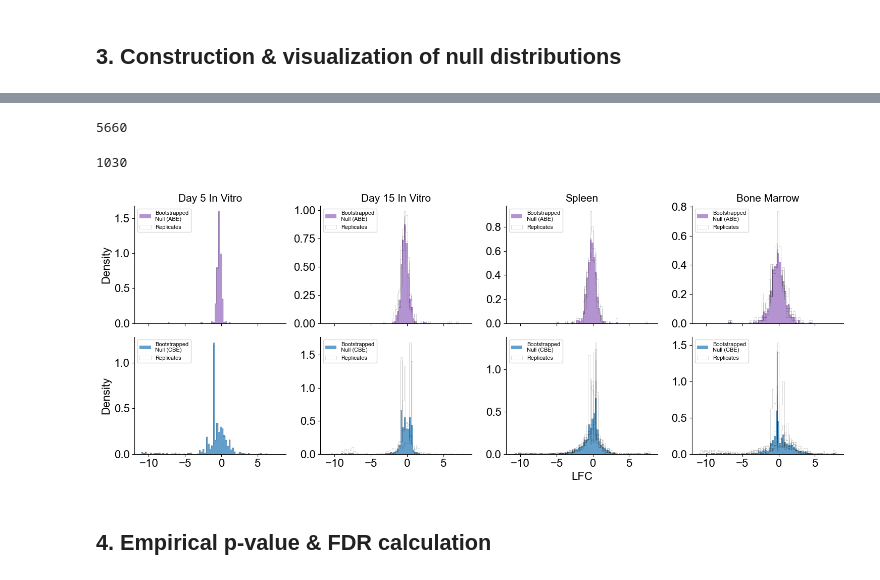
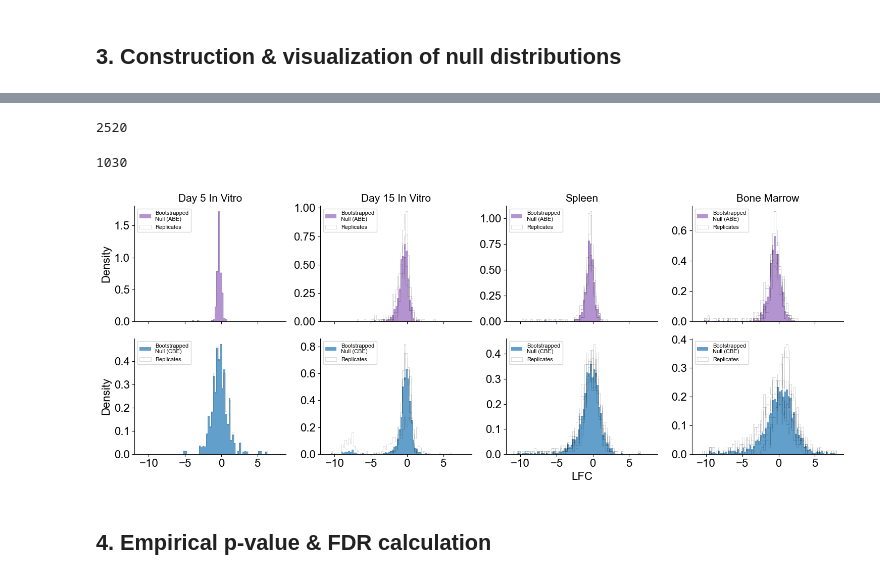
Before and after one commit to kexindon/B-ALL-in-vivo-base-editing, a Jupyter notebook: focused_3_LFC_calculation.ipynb, the cells around one changed output, grey strips where cells are left out. Cells and saved outputs as stored; diff of their text form; code cells hidden in the pictures.

```diff
--- a/focused_3_LFC_calculation.ipynb
+++ b/focused_3_LFC_calculation.ipynb
@@ -173,12 +175,20 @@ ABE_EPO_samps_to_merge = ABE_BC_samps_to_merge = [['bm1', 'bm2', 'bm3', 'bm4', '
 ['spleen1', 'spleen2', 'spleen3', 'spleen4', 'spleen5']]
 ABE_EPO_new_name = ABE_BC_new_name = ['bm', 'd15', 'd5','input','lib','spleen']
 
-CBE_EPO_samps_to_merge = CBE_BC_samps_to_merge = [['bm1', 'bm2', 'bm3', 'bm4', 'bm5','bm6','bm7','bm8','bm9','bm10'],
+CBE_EPO_samps_to_merge = [['bm1', 'bm3', 'bm4','bm6','bm7','bm9','bm10'],
 ['d15-rep1', 'd15-rep2', 'd15-rep3','d15-rep4', 'd15-rep5'],
 ['d5'],
 ['input'],
 ['lib'],
-['spleen1', 'spleen2', 'spleen3', 'spleen4', 'spleen5', 'spleen6', 'spleen7', 'spleen8', 'spleen9', 'spleen10']]
+['spleen1',  'spleen3', 'spleen4',  'spleen6', 'spleen7',  'spleen9', 'spleen10']]
+
+CBE_BC_samps_to_merge = [['bm1', 'bm3', 'bm4', 'bm5','bm7','bm8','bm9'],
+['d15-rep1', 'd15-rep2', 'd15-rep3','d15-rep4', 'd15-rep5'],
+['d5'],
+['input'],
+['lib'],
+['spleen1', 'spleen3', 'spleen4', 'spleen5',  'spleen7', 'spleen8', 'spleen9']]
+
 CBE_EPO_new_name = CBE_BC_new_name = ['bm', 'd15', 'd5','input','lib', 'spleen']
 # %%
 ABE_EPO_SAMP_DICT = ABE_BC_SAMP_DICT = dict(zip(ABE_EPO_new_name, ABE_EPO_samps_to_merge))
@@ -901,7 +915,7 @@ CBE_SAMP_BC_DICT = dict(zip(CBE_new_name, CBE_BC_samps_to_merge))
 # %%
 #generate LFC tables
-ABE_EPO_LFC = LFC_table_generator_barcoding(ABE_EPO_RPM, ABE_BC_RPM, ABE_SAMP_DICT, ABE_SAMP_DICT, t0_comparison=['input'])
-CBE_EPO_LFC = LFC_table_generator_barcoding(CBE_EPO_RPM, CBE_BC_RPM, CBE_SAMP_DICT, CBE_SAMP_BC_DICT, t0_comparison=['input'])
+# ABE_EPO_LFC = LFC_table_generator_barcoding(ABE_EPO_RPM, ABE_BC_RPM, ABE_SAMP_DICT, ABE_SAMP_DICT, t0_comparison=['input'])
+CBE_EPO_LFC = LFC_table_generator_barcoding(CBE_EPO_RPM, CBE_BC_RPM, CBE_EPO_SAMP_DICT, CBE_BC_SAMP_DICT, t0_comparison=['input'])
 # %%
 fp = 'MLE/focused/'
 D5_ABE_BC = pd.read_csv(os.path.join(fp,'ABE_BC','d5.csv'))
@@ -1018,8 +1032,8 @@ ABE_bootstrapped_nulls = []
 CBE_bootstrapped_nulls = []
 
 for condition in conditions:
-    samp_of_interest_CBE = CBE_SAMP_DICT[condition]
-    samp_of_interest_ABE = ABE_SAMP_DICT[condition]
+    samp_of_interest_CBE = CBE_EPO_SAMP_DICT[condition]
+    samp_of_interest_ABE = ABE_EPO_SAMP_DICT[condition]
 
     #combine replicates and bootstrap sample
     nt_gRNA_values_CBE = CBE_controls[samp_of_interest_CBE].to_numpy().flatten()
@@ -1037,7 +1051,7 @@ CBE_null_dict = dict(zip(conditions, CBE_bootstrapped_nulls))
 # %%
 len(nt_gRNA_values_CBE)
 # %% [output]
-5660
+2520
 # %%
 len(nt_gRNA_values_ABE)
 # %% [output]
@@ -1063,36 +1077,36 @@ for idx, condition in enumerate(conditions):
 
     ax[0][idx].tick_params(axis='both', which='major', labelsize=16);
     ax[1][idx].tick_params(axis='both', which='major', labelsize=16);
 
     ax[0][0].set_ylabel('Density', fontsize=16)
     ax[1][0].set_ylabel('Density', fontsize=16)
     ax[1][2].set_xlabel('LFC', fontsize=16)
 
     ax[0][0].set_xticks([-10,-5,0,  5])
 
     #also plot the replicates
-    samp_of_interest_CBE = CBE_SAMP_DICT[condition]
-    samp_of_interest_ABE = ABE_SAMP_DICT[condition]
+    samp_of_interest_CBE = CBE_EPO_SAMP_DICT[condition]
+    samp_of_interest_ABE = ABE_EPO_SAMP_DICT[condition]
 
     for idx2, k in enumerate(samp_of_interest_ABE):
         if idx2==0:
             ax[0][idx].hist(ABE_controls[k], density=True, bins=bins, alpha=.2, linewidth=.5, color='black', histtype=u'step',label='Replicates')
         else:
             ax[0][idx].hist(ABE_controls[k], density=True, bins=bins, alpha=.2, linewidth=.5, color='black', histtype=u'step')
 
     for idx2, k in enumerate(samp_of_interest_CBE):
         if idx2==0:
             ax[1][idx].hist(CBE_controls[k], density=True, bins=bins, alpha=.2, linewidth=.5, color='black', histtype=u'step',label='Replicates')
         else:
             ax[1][idx].hist(CBE_controls[k], density=True, bins=bins, alpha=.2, linewidth=.5, color='black', histtype=u'step')
 
     ax[0][idx].legend(fontsize=8, loc='upper left')
     ax[1][idx].legend(fontsize=8, loc='upper left')
 
 fig.tight_layout()
 plt.savefig('figures/12_2_null_versus_bc.pdf')
 # %% [output]
-[figure, old version]
+[figure, new version]
 # %% [markdown]
 ## 4. Empirical p-value & FDR calculation
 # %% [markdown]
```
Also changed, not shown: parts of 10 cells of this notebook, 11 other files.
